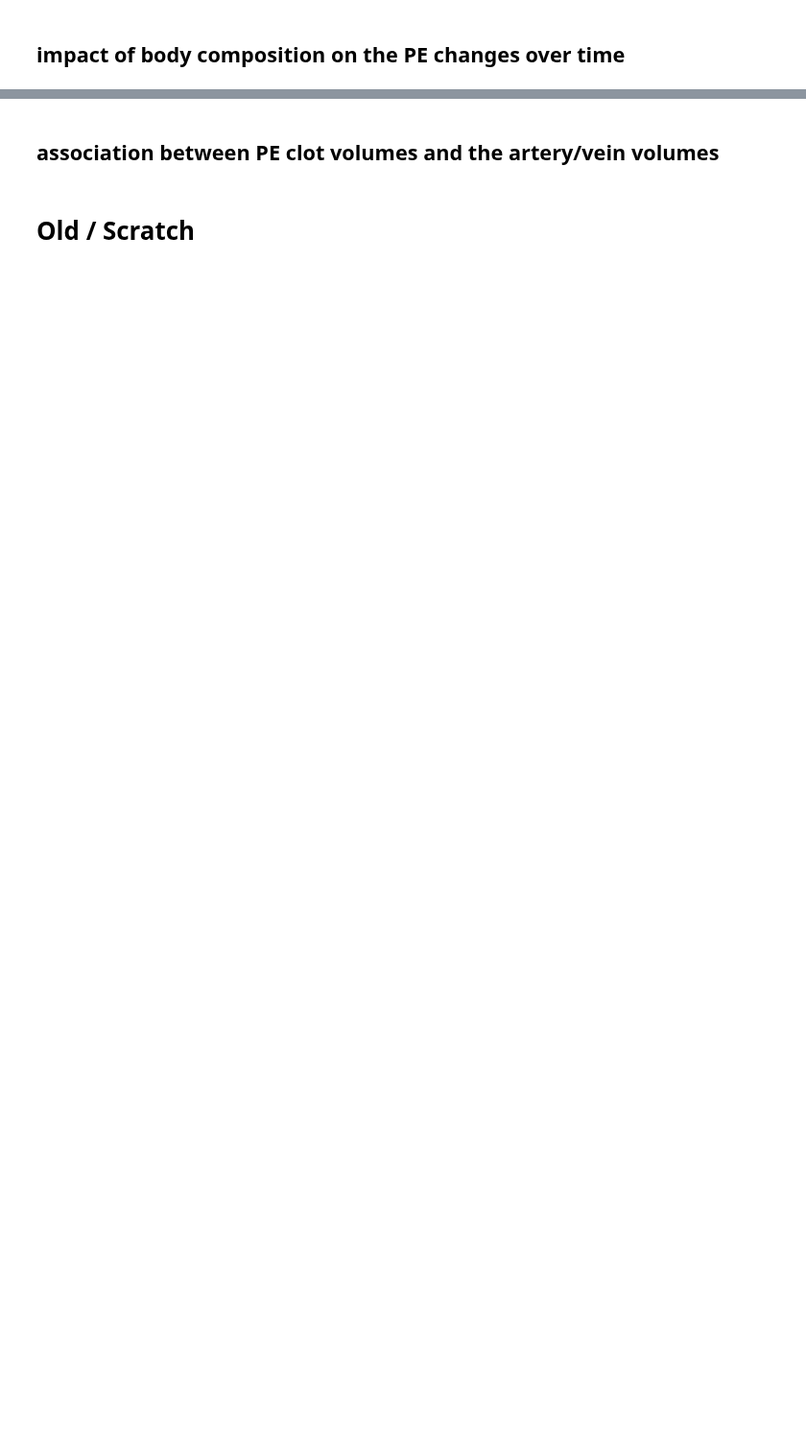
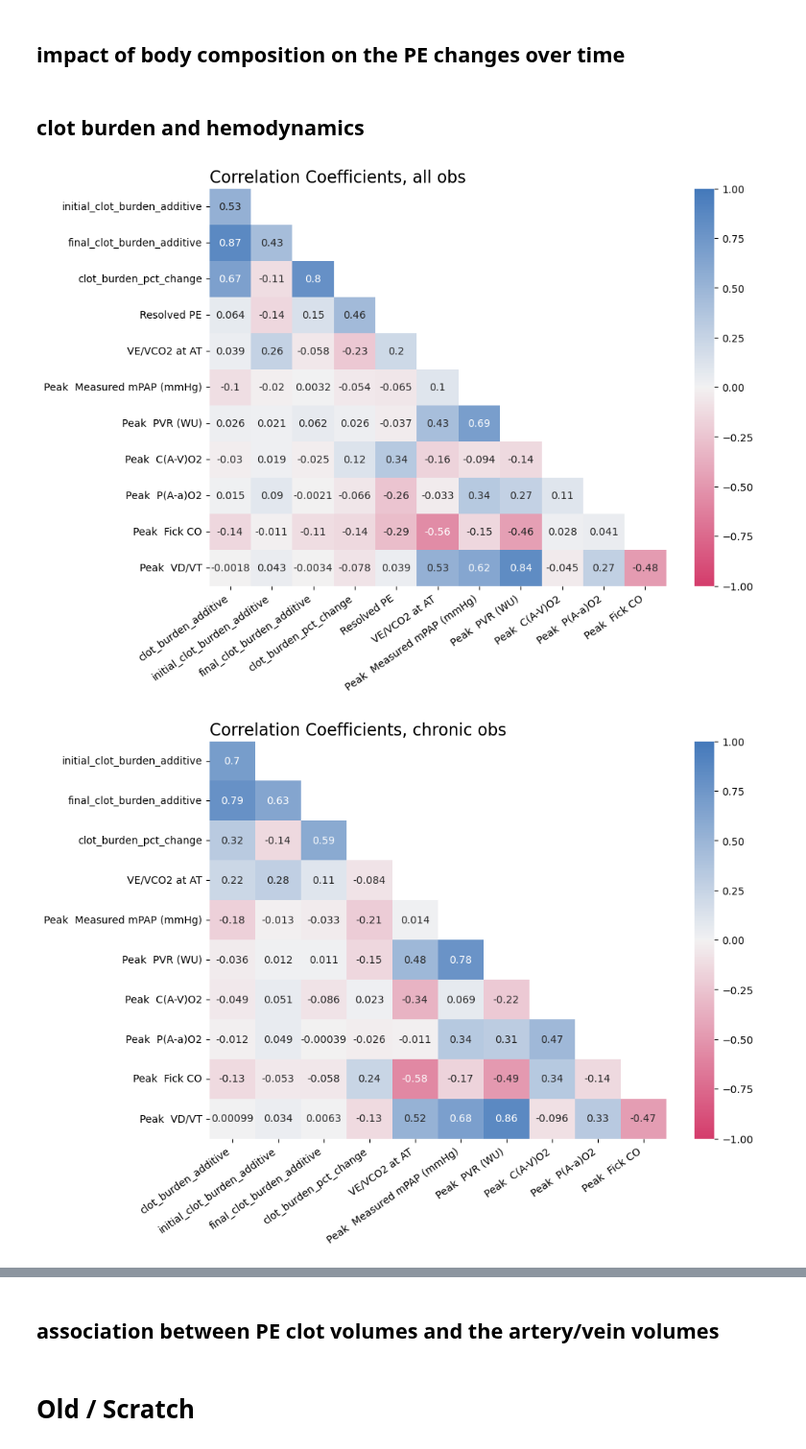
Before and after one commit to qaust/iCPET, a Jupyter notebook: eda.ipynb, the cells around one changed output, grey strips where cells are left out. Shown at 96% size. Saved outputs shown, nothing was run; the diff lists cells and outputs as text; code cells hidden in the pictures; blank space fills up the shorter version.

Commit message:
updates to summary statistics code and regression code. updates to clot burden and hemodynamics analysis.

```diff
--- a/eda.ipynb
+++ b/eda.ipynb
@@ -31,3 +129,0 @@ pe.index = new_idx
-# %%
-pe['clot_burden_additive'] = pe.iloc[:, list(pe.columns).index("Apical_R-S1"):list(pe.columns).index("Posterior_Basal_L-S10")+1].sum(axis=1)
-pe['clot_burden_additive'].head()
@@ -49,3 +184,0 @@ cl['Peak  PVR (WU)'] = pd.to_numeric(cl['Peak  PVR (WU)'])
-# %%
-cl.rename(columns={'PE Number clean': 'pe_number'},
-          inplace=True)
@@ -69,3 +192,17 @@ cl.sort_values(by=['date'], inplace=True)
 # Merging on pe number and closest date
 df = pd.merge_asof(cl, pe, on='date', by='pe_number', direction='nearest')
 df.sort_values(by=['pe_number'], inplace=True)
+
+# Drop unmerged
+df.dropna(subset=['pe_number', 'date'], inplace=True)
+
+# Set index to be pe number
+df.index = df['pe_number']
+
+# Keep numerical columns
+num_cols = df.select_dtypes(include=np.number).columns.tolist()
+cat_cols = df.select_dtypes(include='category').columns.tolist()
+cols_to_keep = num_cols + cat_cols
+df = df[cols_to_keep]
+
+df.to_csv('output/data/merged.csv')
@@ -402,2 +597,4 @@ results.to_csv('output/regressions.csv')
 # %% [markdown]
 ## impact of body composition on the PE changes over time
+# %% [markdown]
+## clot burden and hemodynamics
@@ -403,0 +623,37 @@ results.to_csv('output/regressions.csv')
+# %%
+heatmap_colors = sns.diverging_palette(h_neg=359, h_pos=250, as_cmap=True)
+
+# All
+mask = np.zeros_like(p)
+mask[np.triu_indices_from(mask, 1)] = True
+fig = plt.figure(figsize=(10, 7))
+sns.heatmap(p, cmap=heatmap_colors, vmin=-1.0, vmax=1.0, center=0.0, annot=True, mask=mask)
+plt.title("Correlation Coefficients, all obs", loc='left', fontsize=16)
+plt.xticks(rotation=35, ha='right')
+plt.savefig('output/plots/clot_hemo_corr_all.png', bbox_inches='tight')
+plt.show()
+
+# Chronic
+mask = np.zeros_like(p_chronic)
+mask[np.triu_indices_from(mask, 1)] = True
+fig = plt.figure(figsize=(10, 7))
+sns.heatmap(p_chronic, cmap=heatmap_colors, vmin=-1.0, vmax=1.0, center=0.0, annot=True, mask=mask)
+plt.title("Correlation Coefficients, chronic obs", loc='left', fontsize=16)
+plt.xticks(rotation=35, ha='right')
+plt.savefig('output/plots/clot_hemo_corr_chronic.png', bbox_inches='tight')
+plt.show()
+
+# Chronic
+mask = np.zeros_like(p_resolved)
+mask[np.triu_indices_from(mask, 1)] = True
+fig = plt.figure(figsize=(10, 7))
+sns.heatmap(p_resolved, cmap=heatmap_colors, vmin=-1.0, vmax=1.0, center=0.0, annot=True, mask=mask)
+plt.title("Correlation Coefficients, resolved obs", loc='left', fontsize=16)
+plt.xticks(rotation=35, ha='right')
+plt.savefig('output/plots/clot_hemo_corr_resolved.png', bbox_inches='tight')
+plt.show()
+
+# plt.annotate(f"n obs={len(df_sub_long.index.unique())}", xy=(0.7, 0.7), xycoords='axes fraction')
+# %% [output]
+[figure, added]
+[figure, added]
```
Also changed, not shown: parts of 41 cells of this notebook.
